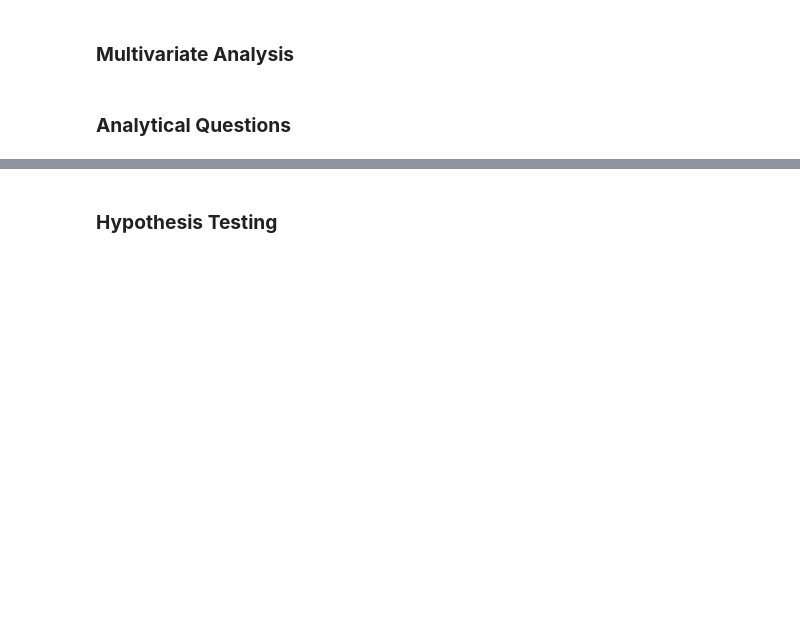
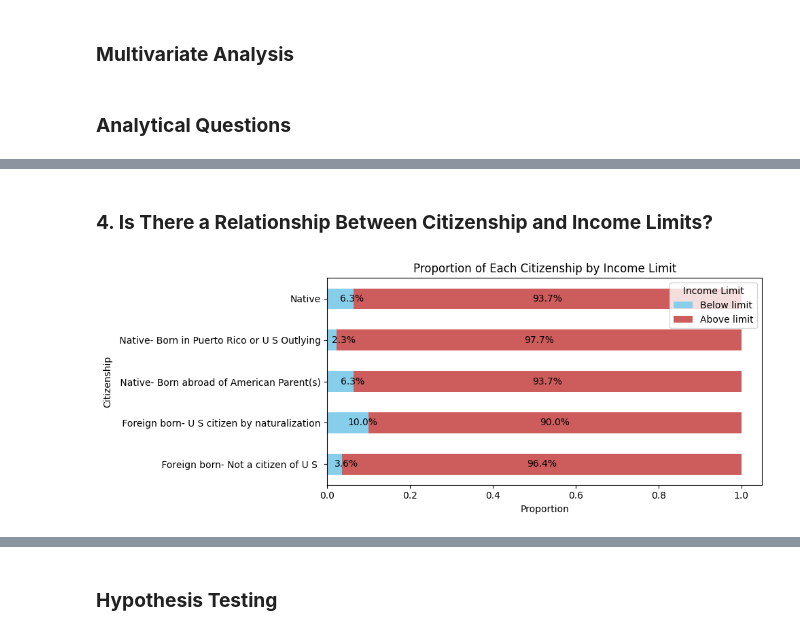
Before and after one commit to murithidenisgitobu/Income-inequality-prediction, a Jupyter notebook: capstone.ipynb, the cells around one changed output, grey strips where cells are left out. Drawn from its saved outputs; the diff is of its cells as text; code cells hidden in the pictures; blank space fills up the shorter version.

```diff
--- a/capstone.ipynb
+++ b/capstone.ipynb
@@ -342,0 +417,25 @@ plt.show()
+# %% [markdown]
+### **4. Is There a Relationship Between Citizenship and Income Limits?**
+# %%
+# Calculate proportions for each category in citizenship
+df_prop = train_data.groupby('citizenship')['income_above_limit'].value_counts(normalize=True).unstack()
+
+# Plot stacked bar chart
+ax = df_prop.plot(kind='barh', stacked=True, color=['skyblue', 'indianred'], figsize=(10, 4))
+
+# Add data labels for 'Below limit' and 'Above limit'
+for i, (below, above) in enumerate(df_prop.values):
+    # Position for 'Below limit'
+    ax.text(below / 2, i, f'{below:.1%}', ha='left', va='center', color='black', fontsize=10)
+    # Position for 'Above limit'
+    ax.text(below + above / 2, i, f'{above:.1%}', ha='center', va='center', color='black', fontsize=10)
+
+# Add labels and title
+ax.set_xlabel('Proportion')
+ax.set_ylabel('Citizenship')
+ax.set_title('Proportion of Each Citizenship by Income Limit')
+ax.legend(['Below limit', 'Above limit'], title='Income Limit')
+plt.tight_layout()
+plt.show()
+# %% [output]
+[figure, added]
```
Also changed, not shown: parts of 15 cells of this notebook, 1 other file.
